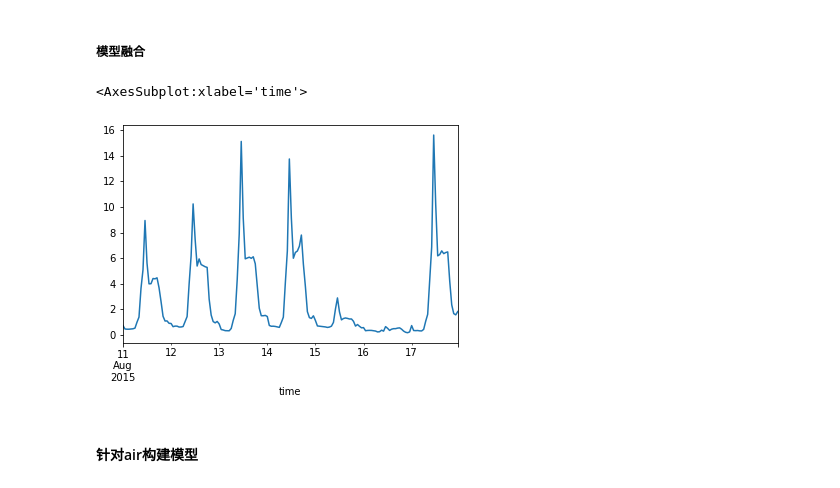
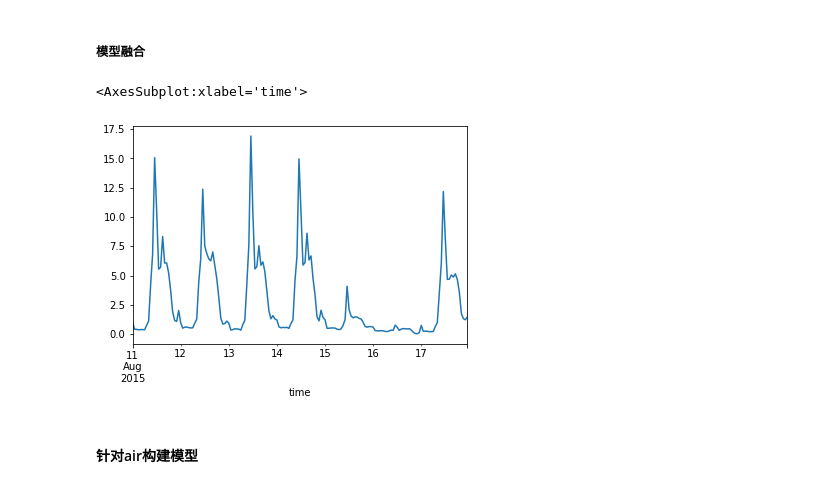
Before and after one commit to ZongXR/Smart-Building-Energy-Consumption-Prediction, a Jupyter notebook: notebooks/main-C.ipynb, the cells around one changed output. Cells and saved outputs as stored; diff of their text form; code cells hidden in the pictures.

Commit message:
C榜 score 0.75867
light 0.67142; socket 0.77692; air 0.70213;
模型2的预测值改为最后7天的实际值

```diff
--- a/notebooks/main-C.ipynb
+++ b/notebooks/main-C.ipynb
@@ -609,7 +609,7 @@ light_pred1 = model_light1.predict(x_test_light)
 # %% [markdown]
 <h5>取最后7*24个点作为模型2预测值</h5>
 # %%
-light_pred2 = data_light.loc[: "2015-08-10 23:00:00", "value_light"].values[-7*24:]
+light_pred2 = data_light.loc[: "2015-08-17 23:00:00", "value_light"].values[-7*24:]
 # %% [markdown]
 <h5>构建catboost</h5>
 # %%
@@ -713,12 +713,12 @@ light_pred5 = model_light5.predict(np.expand_dims(x_test_light.values, 0))[0, :,
 # %% [markdown]
 <h5>模型融合</h5>
 # %%
-light_pred = (light_pred1 + light_pred2 + light_pred3 + light_pred4 + light_pred5) / 5
+light_pred = (light_pred1 + light_pred2 + light_pred3 + light_pred4) / 4
 data_light.loc["2015-08-11 00:00:00" : "2015-08-17 23:00:00", "value_light"] = light_pred
 data_light.loc["2015-08-11 00:00:00" : "2015-08-17 23:00:00", "value_light"].plot()
 # %% [output]
 <AxesSubplot:xlabel='time'>
-[figure, old version]
+[figure, new version]
 # %% [markdown]
 <h4>针对air构建模型</h4>
 # %% [markdown]
```
Also changed, not shown: parts of 16 cells of this notebook, 2 other files.
